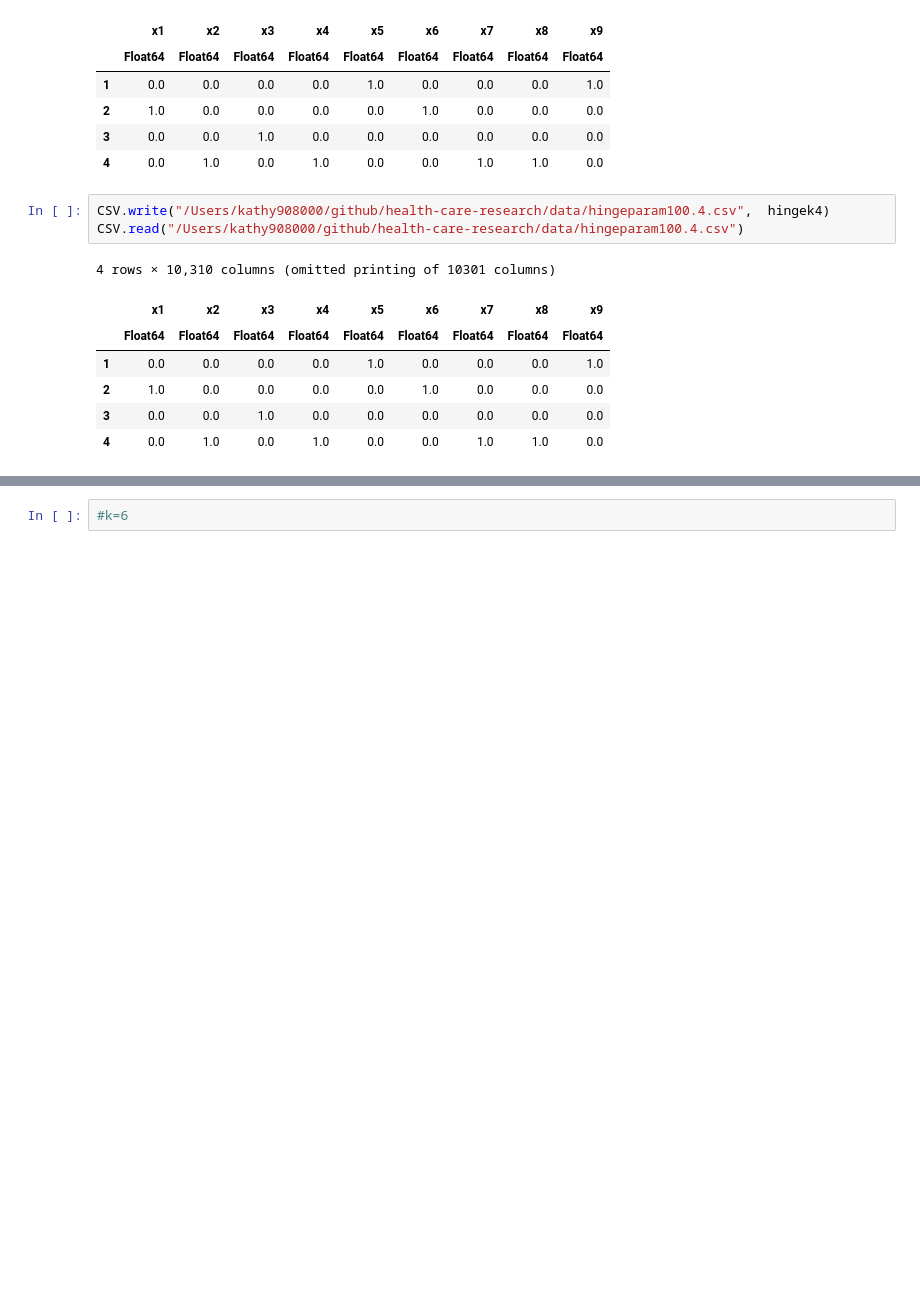
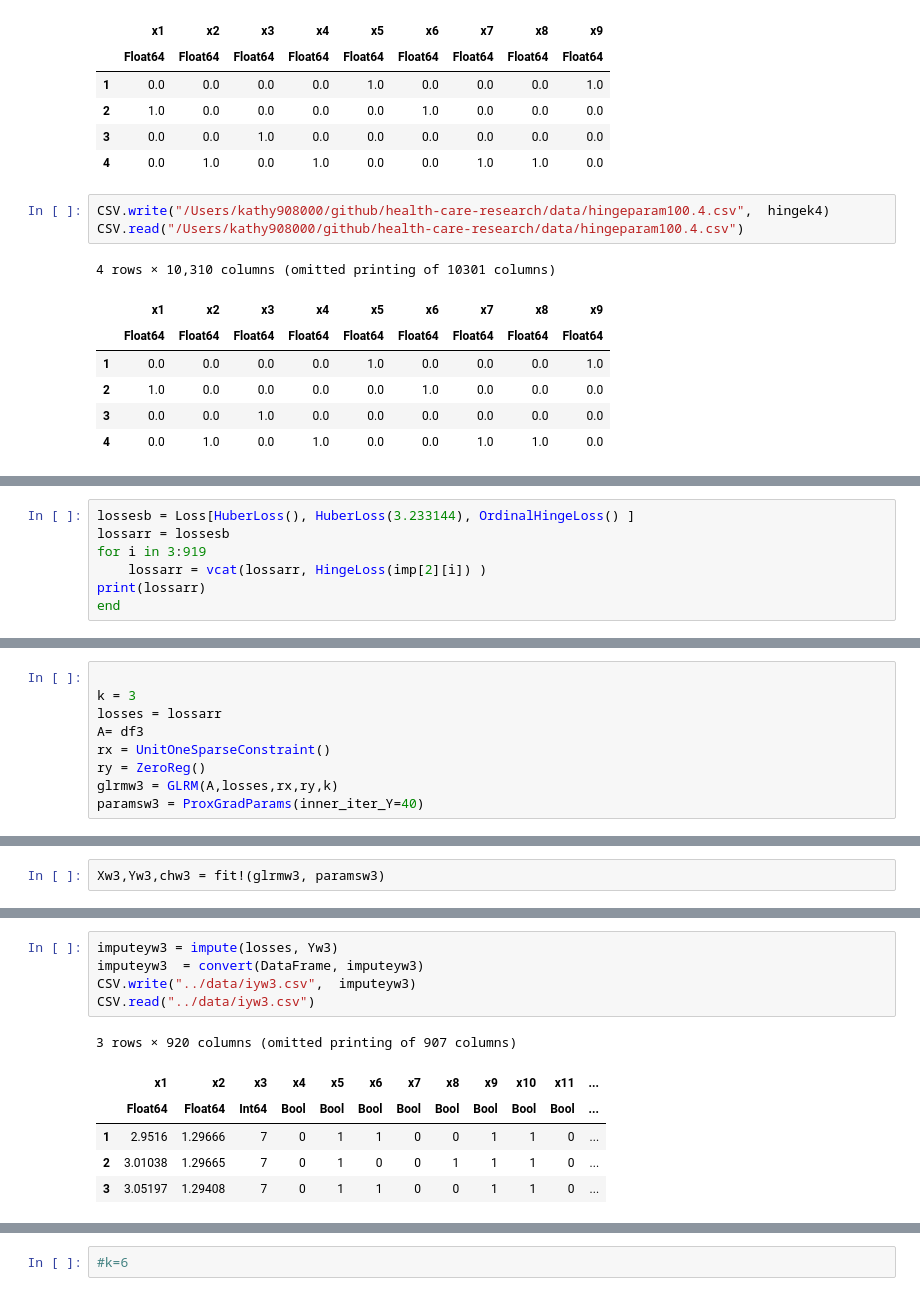
Before and after one commit to kathy908000/Health-Care-Research, a Jupyter notebook: code/glrm_kmeans.ipynb, the cells around one changed output, grey strips where cells are left out. Saved outputs shown, nothing was run; the diff lists cells and outputs as text; blank space fills up the shorter version.

Commit message:
glrm weighted loss func update

```diff
--- a/code/glrm_kmeans.ipynb
+++ b/code/glrm_kmeans.ipynb
@@ -851,0 +812,7 @@ for i in range(4: 920):
+# %%
+lossesb = Loss[HuberLoss(), HuberLoss(3.233144), OrdinalHingeLoss() ]
+lossarr = lossesb
+for i in 3:919
+    lossarr = vcat(lossarr, HingeLoss(imp[2][i]) )
+print(lossarr)
+end
@@ -851,0 +835,9 @@ for i in range(4: 920):
+# %%
+
+k = 3
+losses = lossarr
+A= df3
+rx = UnitOneSparseConstraint()
+ry = ZeroReg()
+glrmw3 = GLRM(A,losses,rx,ry,k)
+paramsw3 = ProxGradParams(inner_iter_Y=40)
@@ -851,0 +846,2 @@ for i in range(4: 920):
+# %%
+Xw3,Yw3,chw3 = fit!(glrmw3, paramsw3)
@@ -851,0 +859,12 @@ for i in range(4: 920):
+# %%
+imputeyw3 = impute(losses, Yw3)
+imputeyw3  = convert(DataFrame, imputeyw3)
+CSV.write("../data/iyw3.csv",  imputeyw3)
+CSV.read("../data/iyw3.csv")
+# %% [output]
+3 rows × 920 columns (omitted printing of 907 columns)
+|  | x1 | x2 | x3 | x4 | x5 | x6 | x7 | x8 | x9 | x10 | x11 | ... |
+|  | Float64 | Float64 | Int64 | Bool | Bool | Bool | Bool | Bool | Bool | Bool | Bool | ... |
+| 1 | 2.9516 | 1.29666 | 7 | 0 | 1 | 1 | 0 | 0 | 1 | 1 | 0 | ... |
+| 2 | 3.01038 | 1.29665 | 7 | 0 | 1 | 0 | 0 | 1 | 1 | 1 | 0 | ... |
+| 3 | 3.05197 | 1.29408 | 7 | 0 | 1 | 1 | 0 | 0 | 1 | 1 | 0 | ... |
```
Also changed, not shown: parts of 30 cells of this notebook, 1 other file.
